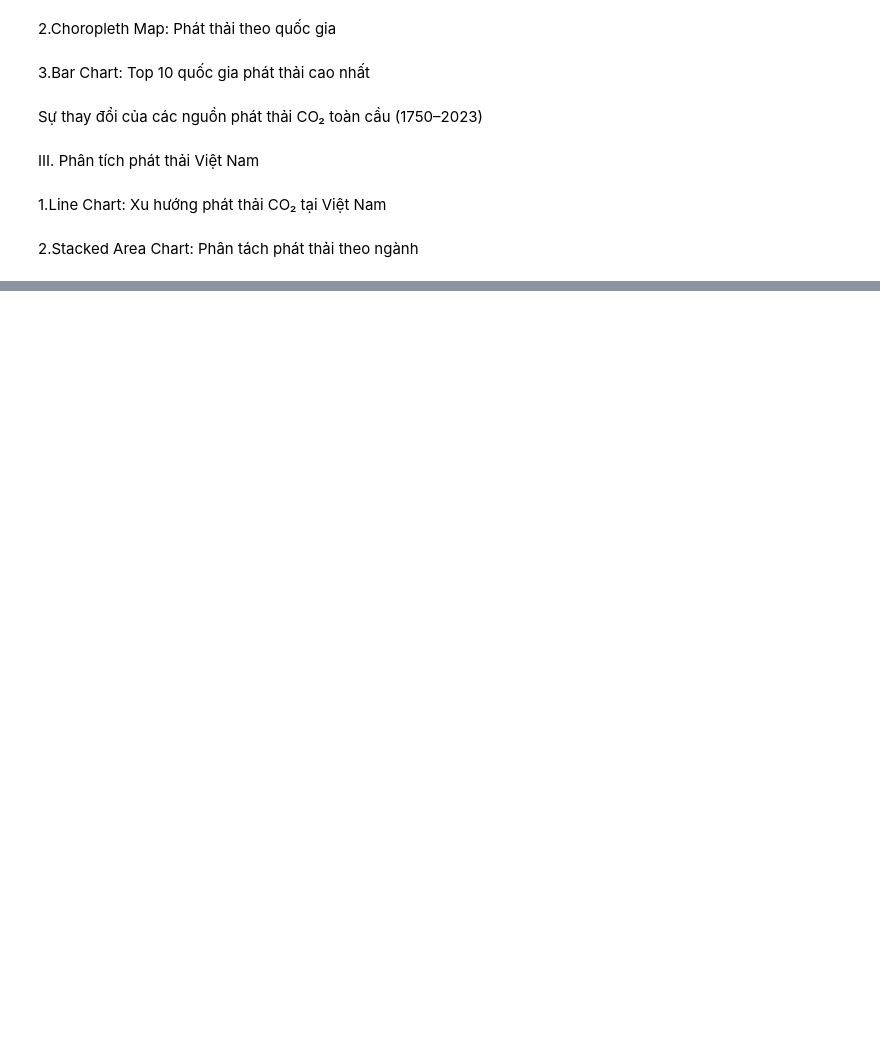
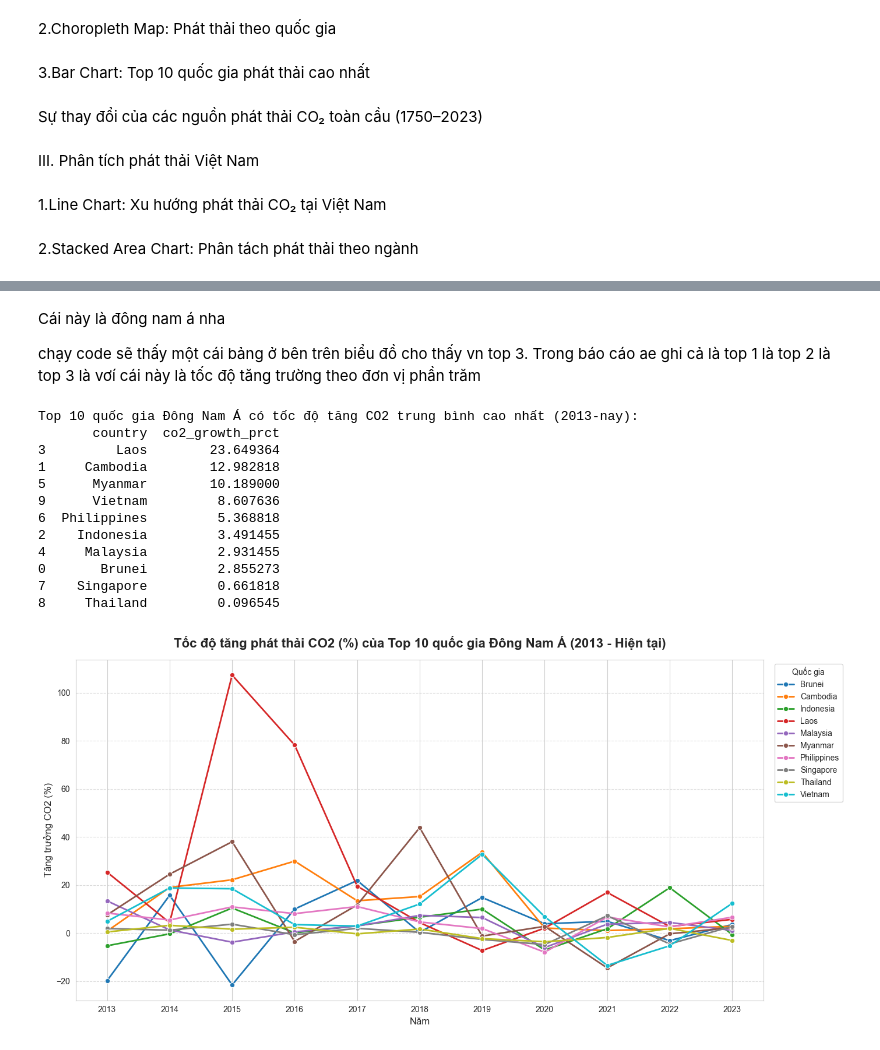
Before and after one commit to vnb-vnb/visual, a Jupyter notebook: final/final.ipynb, the cells around one changed output, grey strips where cells are left out. Drawn from its saved outputs; the diff is of its cells as text; code cells hidden in the pictures; blank space fills up the shorter version.

```diff
--- a/final/final.ipynb
+++ b/final/final.ipynb
@@ -471,0 +561,77 @@ fig.show()
+# %% [markdown]
+Cái này là đông nam á nha
+
+chạy code sẽ thấy một cái bảng ở bên trên biểu đồ cho thấy vn top 3. Trong báo cáo ae ghi cả là top 1 là top 2 là top 3 là vơí cái này là tốc độ tăng trường theo đơn vị phần trăm
+# %%
+import pandas as pd
+import matplotlib.pyplot as plt
+import seaborn as sns
+
+# Đọc dữ liệu
+file_path = r'D:\project\visual\data\owid-co2-data.csv'
+df = pd.read_csv(file_path)
+
+# Chọn cột cần thiết
+df_growth = df[['country', 'year', 'co2_growth_prct']].copy()
+
+# Danh sách các nước Đông Nam Á
+asean_countries = [
+    'Brunei', 'Cambodia', 'Indonesia', 'Laos', 'Malaysia', 'Myanmar',
+    'Philippines', 'Singapore', 'Thailand', 'Timor', 'Vietnam'
+]
+
+# Lọc dữ liệu từ năm 2013 trở đi
+recent_years = df_growth[df_growth['year'] >= 2013].copy()
+
+# Chỉ giữ các quốc gia Đông Nam Á
+asean_data = recent_years[recent_years['country'].isin(asean_countries)].copy()
+
+# Tính tốc độ tăng trung bình cho mỗi quốc gia Đông Nam Á
+avg_growth_asean = asean_data.groupby('country')['co2_growth_prct'].mean().reset_index()
+
+# Lấy 10 quốc gia Đông Nam Á có tốc độ tăng trung bình cao nhất
+top10_asean = avg_growth_asean.sort_values(by='co2_growth_prct', ascending=False).head(10)
+
+print("Top 10 quốc gia Đông Nam Á có tốc độ tăng CO2 trung bình cao nhất (2013-nay):")
+print(top10_asean)
+
+# Lấy dữ liệu đầy đủ của 10 quốc gia này
+df_top10_asean = asean_data[asean_data['country'].isin(top10_asean['country'])]
+
+# Vẽ biểu đồ tốc độ tăng theo năm
+plt.figure(figsize=(14, 7))
+sns.set_style("whitegrid")
+
+sns.lineplot(
+    data=df_top10_asean,
+    x='year',
+    y='co2_growth_prct',
+    hue='country',
+    marker='o',
+    linewidth=2,
+    markersize=6
+)
+
+plt.title('Tốc độ tăng phát thải CO2 (%) của Top 10 quốc gia Đông Nam Á (2013 - Hiện tại)',
+          fontsize=16, fontweight='bold', pad=15)
+plt.ylabel('Tăng trưởng CO2 (%)', fontsize=12)
+plt.xlabel('Năm', fontsize=12)
+plt.xticks(df_top10_asean['year'].unique().astype(int))
+plt.legend(title='Quốc gia', bbox_to_anchor=(1.01, 1), loc='upper left', frameon=True)
+plt.grid(axis='y', linestyle='--', alpha=0.7)
+plt.tight_layout()
+plt.show()
+# %% [output]
+Top 10 quốc gia Đông Nam Á có tốc độ tăng CO2 trung bình cao nhất (2013-nay):
+       country  co2_growth_prct
+3         Laos        23.649364
+1     Cambodia        12.982818
+5      Myanmar        10.189000
+9      Vietnam         8.607636
+6  Philippines         5.368818
+2    Indonesia         3.491455
+4     Malaysia         2.931455
+0       Brunei         2.855273
+7    Singapore         0.661818
+8     Thailand         0.096545
+[figure, added]
```
Also changed, not shown: parts of 2 cells of this notebook.
